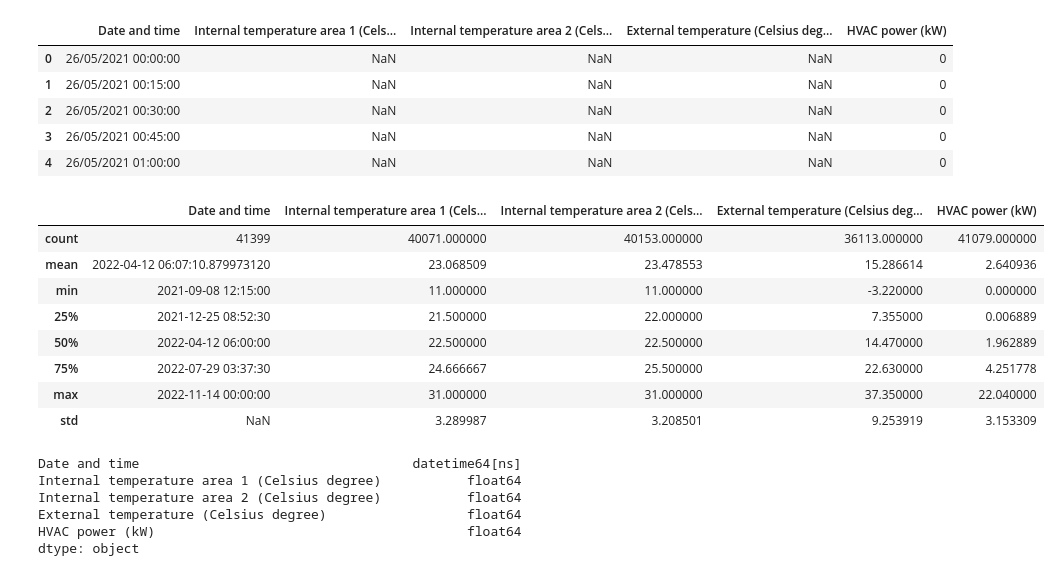
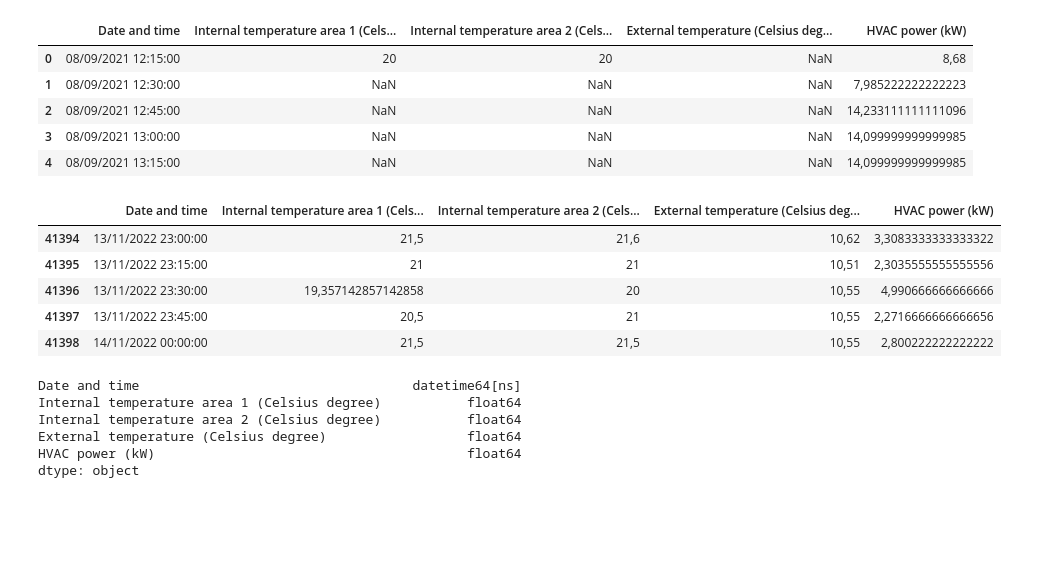
Before and after one commit to vedovati-matteo/noi_hack_SEC, a Jupyter notebook: data_test.ipynb, the cells around one changed output. Cells and saved outputs as stored; diff of their text form; code cells hidden in the pictures; blank space fills up the shorter version.

Commit message:
csv building 1 only year

```diff
--- a/data_test.ipynb
+++ b/data_test.ipynb
@@ -1,16 +1,16 @@
 # %%
 import pandas as pd
 # %%
-df = pd.read_csv("datasets/building_4.csv", sep=';')
+df = pd.read_csv("datasets/building_1.csv", sep=';')
 # %%
 df.head()
 # %% [output]
 |  | Date and time | Internal temperature area 1 (Cels... | Internal temperature area 2 (Cels... | External temperature (Celsius deg... | HVAC power (kW) |
-| 0 | 26/05/2021 00:00:00 | NaN | NaN | NaN | 0 |
-| 1 | 26/05/2021 00:15:00 | NaN | NaN | NaN | 0 |
-| 2 | 26/05/2021 00:30:00 | NaN | NaN | NaN | 0 |
-| 3 | 26/05/2021 00:45:00 | NaN | NaN | NaN | 0 |
-| 4 | 26/05/2021 01:00:00 | NaN | NaN | NaN | 0 |
+| 0 | 08/09/2021 12:15:00 | 20 | 20 | NaN | 8,68 |
+| 1 | 08/09/2021 12:30:00 | NaN | NaN | NaN | 7,985222222222223 |
+| 2 | 08/09/2021 12:45:00 | NaN | NaN | NaN | 14,233111111111096 |
+| 3 | 08/09/2021 13:00:00 | NaN | NaN | NaN | 14,099999999999985 |
+| 4 | 08/09/2021 13:15:00 | NaN | NaN | NaN | 14,099999999999985 |
 # %%
 df['Internal temperature area 1 (Celsius degree)'] = df['Internal temperature area 1 (Celsius degree)'].str.replace(',', '.').astype(float)
 df['Internal temperature area 2 (Celsius degree)'] = df['Internal temperature area 2 (Celsius degree)'].str.replace(',', '.').astype(float)
@@ -19,17 +19,14 @@ df['External temperature (Celsius degree)'] = df['External temperature (Celsius
 # %%
 df['Date and time'] = pd.to_datetime(df['Date and time'], format='%d/%m/%Y %H:%M:%S')
 # %%
-df.describe()
+df.tail()
 # %% [output]
 |  | Date and time | Internal temperature area 1 (Cels... | Internal temperature area 2 (Cels... | External temperature (Celsius deg... | HVAC power (kW) |
-| count | 41399 | 40071.000000 | 40153.000000 | 36113.000000 | 41079.000000 |
-| mean | 2022-04-12 06:07:10.879973120 | 23.068509 | 23.478553 | 15.286614 | 2.640936 |
-| min | 2021-09-08 12:15:00 | 11.000000 | 11.000000 | -3.220000 | 0.000000 |
-| 25% | 2021-12-25 08:52:30 | 21.500000 | 22.000000 | 7.355000 | 0.006889 |
-| 50% | 2022-04-12 06:00:00 | 22.500000 | 22.500000 | 14.470000 | 1.962889 |
-| 75% | 2022-07-29 03:37:30 | 24.666667 | 25.500000 | 22.630000 | 4.251778 |
-| max | 2022-11-14 00:00:00 | 31.000000 | 31.000000 | 37.350000 | 22.040000 |
-| std | NaN | 3.289987 | 3.208501 | 9.253919 | 3.153309 |
+| 41394 | 13/11/2022 23:00:00 | 21,5 | 21,6 | 10,62 | 3,3083333333333322 |
+| 41395 | 13/11/2022 23:15:00 | 21 | 21 | 10,51 | 2,3035555555555556 |
+| 41396 | 13/11/2022 23:30:00 | 19,357142857142858 | 20 | 10,55 | 4,990666666666666 |
+| 41397 | 13/11/2022 23:45:00 | 20,5 | 21 | 10,55 | 2,2716666666666656 |
+| 41398 | 14/11/2022 00:00:00 | 21,5 | 21,5 | 10,55 | 2,800222222222222 |
 # %%
 print(df.dtypes)
 # %% [output]
```
Also changed, not shown: 1 other file.
